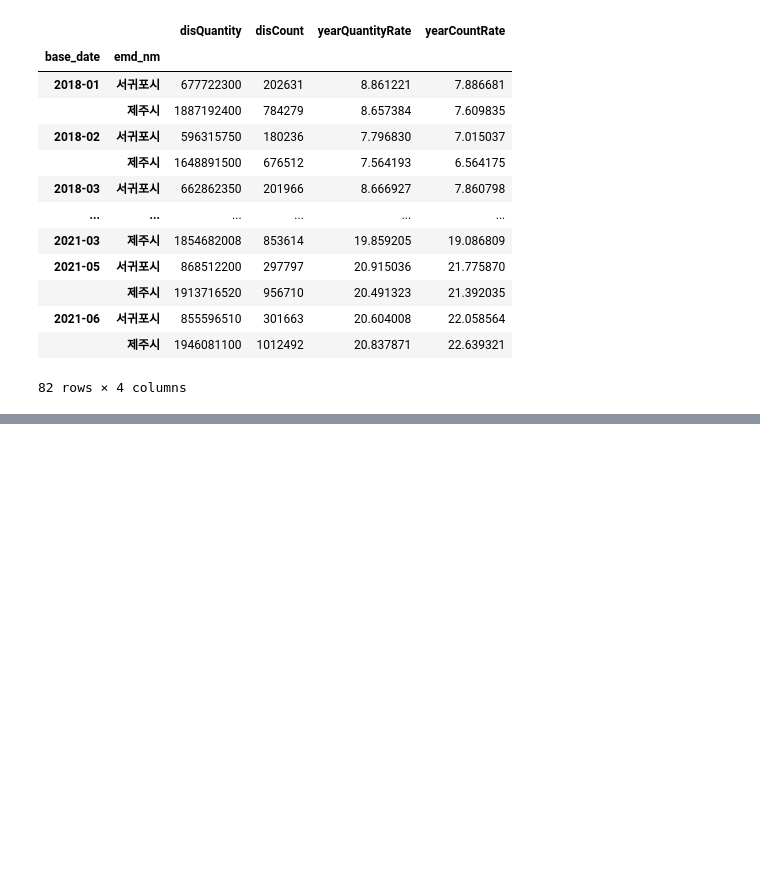
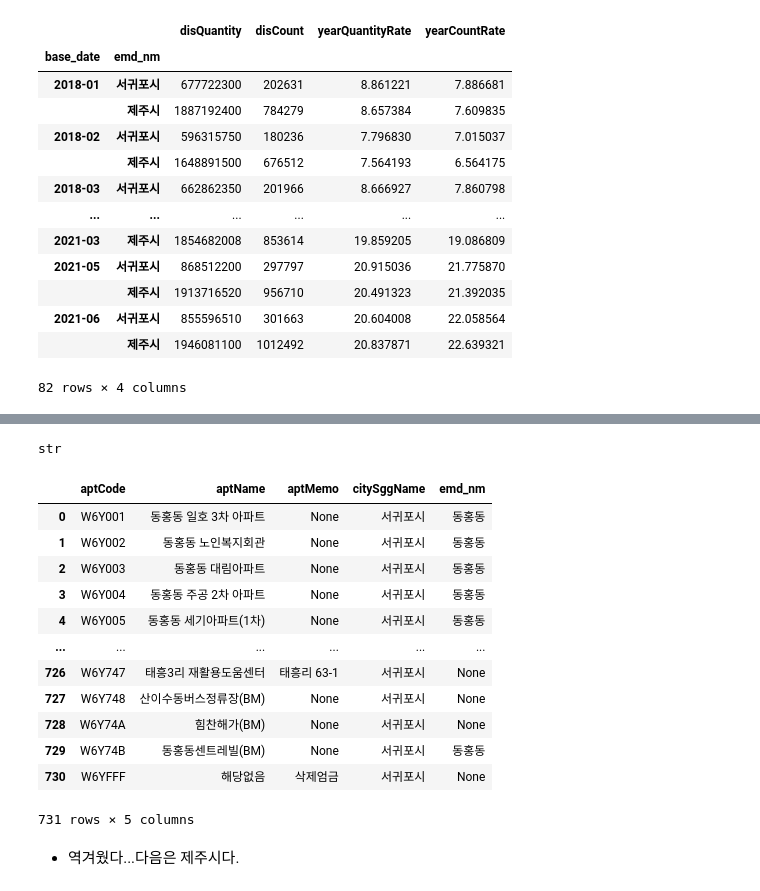
Before and after one commit to songmin9813/ECO_Jeju, a Jupyter notebook: Sungmin/Study/external_datas.ipynb, the cells around one changed output, grey strips where cells are left out. Cells and saved outputs as stored; diff of their text form; code cells hidden in the pictures; blank space fills up the shorter version.

```diff
--- a/Sungmin/Study/external_datas.ipynb
+++ b/Sungmin/Study/external_datas.ipynb
@@ -376,0 +382,8 @@ rfid
+# %%
+decode='LtnHMv0xzkWvmnGl/RL6KClaKtT8scEa1T2Mrl0nopr1hZnNaieTX8WY8jTumW6mT8eD6rJXHVelgnsgYhKvww=='
+endpoint='http://apis.data.go.kr/B552584/RfidFoodWasteServiceNew/getAptlist?ServiceKey={}&type=json&page=1&rowNum=1000&cityCode=W6Y'.format(decode)
+print(endpoint)
+resp = requests.get(endpoint)
+print(resp.status_code)
+print(resp.text)
+type(resp)
@@ -376,0 +395,41 @@ rfid
+# %%
+dataSu=resp.json()['data']['list']
+dataSu[0]['aptName']
+# %% [output]
+str
+# %%
+dong=['한림읍','애월읍','구좌읍','조천읍','한경면','일도1동','일도2동','이도1동','삼도1동',
+      '삼도2동','용담1동','용담2동','건입동','화북동','삼양동','봉개동','아라동','오라동',
+     '연동','노형동','외도동','이호동','도두동','대정읍','남원읍','성산읍','안덕면','표선면',
+     '송산동','정방동','중앙동','천지동','효돈동','영천동','동홍동','서홍동','대륜동','대천동',
+     '중문동','예래동']
+# %%
+sulist=[]
+for value in dataSu:
+    tempdict={'aptCode':value['aptCode'],'aptName':value['aptName'],'aptMemo':value['aptMemo'],
+             'citySggName':value['citySggName']}
+    tempdict['emd_nm']=None #기본 법정동 검색 가이드
+    for dongvar in dong:
+        if value['aptName'] is not None and value['aptName'].find(dongvar) != -1:
+            tempdict['emd_nm']=dongvar
+            break
+        elif value['aptMemo'] is not None and value['aptMemo'].find(dongvar) != -1:
+            tempdict['emd_nm']=dongvar
+            break
+    sulist.append(tempdict)
+sudf=pd.DataFrame(data=sulist)
+sudf
+# %% [output]
+|  | aptCode | aptName | aptMemo | citySggName | emd_nm |
+| 0 | W6Y001 | 동홍동 일호 3차 아파트 | None | 서귀포시 | 동홍동 |
+| 1 | W6Y002 | 동홍동 노인복지회관 | None | 서귀포시 | 동홍동 |
+| 2 | W6Y003 | 동홍동 대림아파트 | None | 서귀포시 | 동홍동 |
+| 3 | W6Y004 | 동홍동 주공 2차 아파트 | None | 서귀포시 | 동홍동 |
+| 4 | W6Y005 | 동홍동 세기아파트(1차) | None | 서귀포시 | 동홍동 |
+| ... | ... | ... | ... | ... | ... |
+| 726 | W6Y747 | 태흥3리 재활용도움센터 | 태흥리 63-1 | 서귀포시 | None |
+| 727 | W6Y748 | 산이수동버스정류장(BM) | None | 서귀포시 | None |
+| 728 | W6Y74A | 힘찬해가(BM) | None | 서귀포시 | None |
+| 729 | W6Y74B | 동홍동센트레빌(BM) | None | 서귀포시 | 동홍동 |
+| 730 | W6YFFF | 해당없음 | 삭제엄금 | 서귀포시 | None |
+731 rows × 5 columns
@@ -376,0 +438,2 @@ rfid
+# %% [markdown]
+- 역겨웠다...다음은 제주시다.
```
Also changed, not shown: parts of 7 cells of this notebook, 2 other files.
